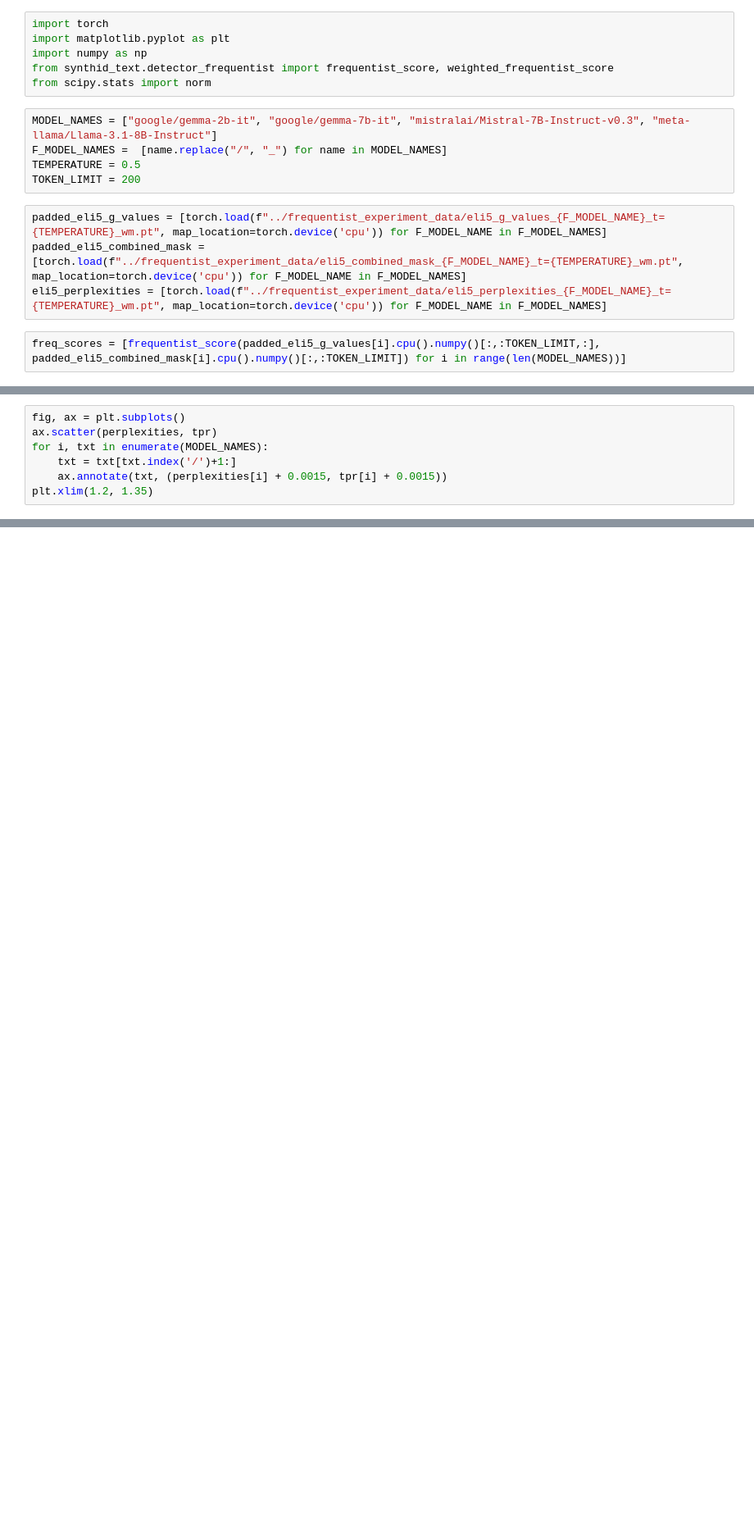
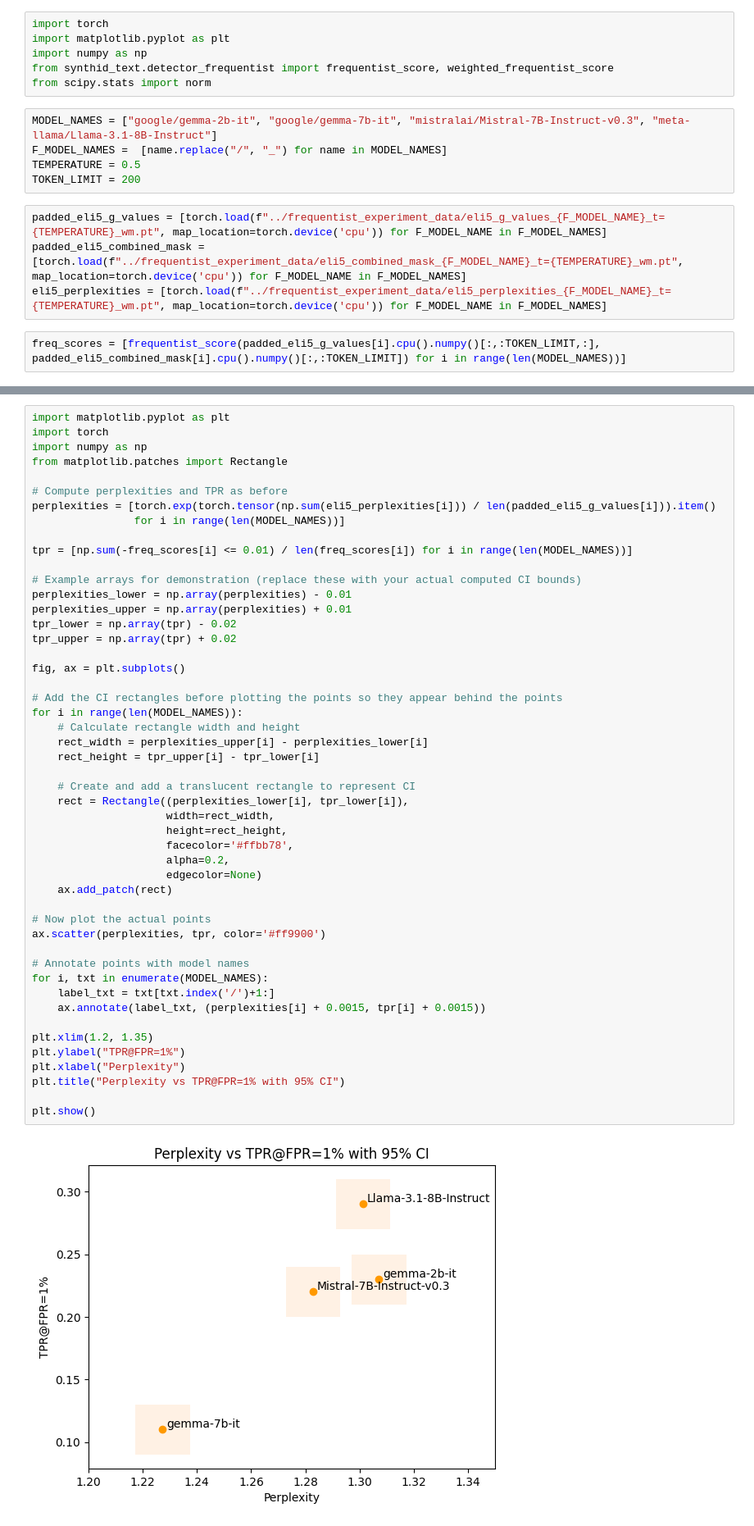
Before and after one commit to JackBlake-zkq/synthid-text, a Jupyter notebook: notebooks/perplexity_detectibility_tradeoff.ipynb, the cells around one changed output, grey strips where cells are left out. Shown at 82% size. Saved outputs shown, nothing was run; the diff lists cells and outputs as text; blank space fills up the shorter version.

```diff
--- a/notebooks/perplexity_detectibility_tradeoff.ipynb
+++ b/notebooks/perplexity_detectibility_tradeoff.ipynb
@@ -22,7 +17,0 @@ tpr = [np.sum(-freq_scores[i] <= 0.01) / len(freq_scores[i]) for i in range(len(
-# %%
-fig, ax = plt.subplots()
-ax.scatter(perplexities, tpr)
-for i, txt in enumerate(MODEL_NAMES):
-    txt = txt[txt.index('/')+1:]
-    ax.annotate(txt, (perplexities[i] + 0.0015, tpr[i] + 0.0015))
-plt.xlim(1.2, 1.35)
@@ -31,0 +18,51 @@ plt.xlim(1.2, 1.35)
+# %%
+import matplotlib.pyplot as plt
+import torch
+import numpy as np
+from matplotlib.patches import Rectangle
+
+# Compute perplexities and TPR as before
+perplexities = [torch.exp(torch.tensor(np.sum(eli5_perplexities[i])) / len(padded_eli5_g_values[i])).item()
+                for i in range(len(MODEL_NAMES))]
+
+tpr = [np.sum(-freq_scores[i] <= 0.01) / len(freq_scores[i]) for i in range(len(MODEL_NAMES))]
+
+# Example arrays for demonstration (replace these with your actual computed CI bounds)
+perplexities_lower = np.array(perplexities) - 0.01
+perplexities_upper = np.array(perplexities) + 0.01
+tpr_lower = np.array(tpr) - 0.02
+tpr_upper = np.array(tpr) + 0.02
+
+fig, ax = plt.subplots()
+
+# Add the CI rectangles before plotting the points so they appear behind the points
+for i in range(len(MODEL_NAMES)):
+    # Calculate rectangle width and height
+    rect_width = perplexities_upper[i] - perplexities_lower[i]
+    rect_height = tpr_upper[i] - tpr_lower[i]
+
+    # Create and add a translucent rectangle to represent CI
+    rect = Rectangle((perplexities_lower[i], tpr_lower[i]),
+                     width=rect_width,
+                     height=rect_height,
+                     facecolor='#ffbb78',
+                     alpha=0.2,
+                     edgecolor=None)
+    ax.add_patch(rect)
+
+# Now plot the actual points
+ax.scatter(perplexities, tpr, color='#ff9900')
+
+# Annotate points with model names
+for i, txt in enumerate(MODEL_NAMES):
+    label_txt = txt[txt.index('/')+1:]
+    ax.annotate(label_txt, (perplexities[i] + 0.0015, tpr[i] + 0.0015))
+
+plt.xlim(1.2, 1.35)
+plt.ylabel("TPR@FPR=1%")
+plt.xlabel("Perplexity")
+plt.title("Perplexity vs TPR@FPR=1% with 95% CI")
+
+plt.show()
+# %% [output]
+[figure, added]
```
Also changed, not shown: parts of 3 cells of this notebook, 2 other files.
